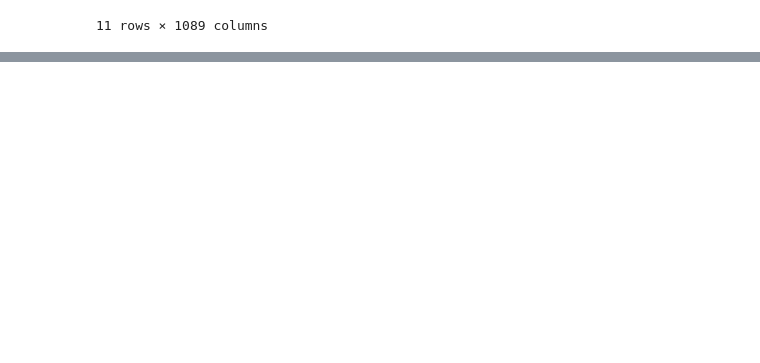
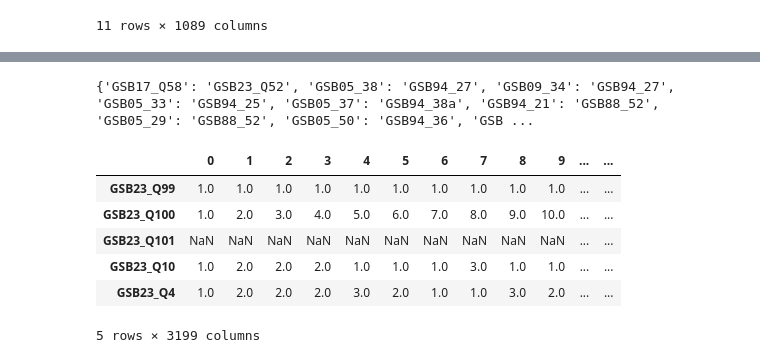
Before and after one commit to hhueber/IDHEAP-Datahub, a Jupyter notebook: notebook/global_question_longitudinality.ipynb, the cells around one changed output, grey strips where cells are left out. Cells and saved outputs as stored; diff of their text form; code cells hidden in the pictures; blank space fills up the shorter version.

```diff
--- a/notebook/global_question_longitudinality.ipynb
+++ b/notebook/global_question_longitudinality.ipynb
@@ -57 +100,32 @@ spr_df.head()
+# %%
+# Exploser les valeurs multiples dans `code_other_question`
+exploded_top_10 = top_10_questions_globales.assign(
+    code_other_question=top_10_questions_globales['code_other_question'].str.split('; ')
+).explode('code_other_question')
+
+# Créer le dictionnaire de correspondance pour `code_other_question`
+other_question_mapping = exploded_top_10.set_index('code_other_question')['code_first_question'].to_dict()
+
+# Créer self_mapping en accédant directement à la colonne sans set_index
+self_mapping = dict(zip(top_10_questions_globales['code_first_question'], top_10_questions_globales['code_first_question']))
+
+# Combiner les deux dictionnaires
+mapping_dict = {**other_question_mapping, **self_mapping}
+
+# Afficher le dictionnaire final pour vérification
+print(mapping_dict)
+# %% [output]
+{'GSB17_Q58': 'GSB23_Q52', 'GSB05_38': 'GSB94_27', 'GSB09_34': 'GSB94_27', 'GSB05_33': 'GSB94_25', 'GSB05_37': 'GSB94_38a', 'GSB94_21': 'GSB88_52', 'GSB05_29': 'GSB88_52', 'GSB05_50': 'GSB94_36', 'GSB ...
+# %%
+df_commune_responses_combined['quest_glob'] = df_commune_responses_combined.index.map(mapping_dict)
+# %%
+df_commune_responses_combined.head()
+# %% [output]
+|  | 0 | 1 | 2 | 3 | 4 | 5 | 6 | 7 | 8 | 9 | ... | ... |
+| GSB23_Q99 | 1.0 | 1.0 | 1.0 | 1.0 | 1.0 | 1.0 | 1.0 | 1.0 | 1.0 | 1.0 | ... | ... |
+| GSB23_Q100 | 1.0 | 2.0 | 3.0 | 4.0 | 5.0 | 6.0 | 7.0 | 8.0 | 9.0 | 10.0 | ... | ... |
+| GSB23_Q101 | NaN | NaN | NaN | NaN | NaN | NaN | NaN | NaN | NaN | NaN | ... | ... |
+| GSB23_Q10 | 1.0 | 2.0 | 2.0 | 2.0 | 1.0 | 1.0 | 1.0 | 3.0 | 1.0 | 1.0 | ... | ... |
+| GSB23_Q4 | 1.0 | 2.0 | 2.0 | 2.0 | 3.0 | 2.0 | 1.0 | 1.0 | 3.0 | 2.0 | ... | ... |
+5 rows × 3199 columns
 # %%
```
Also changed, not shown: parts of 18 cells of this notebook, 1 other file.
